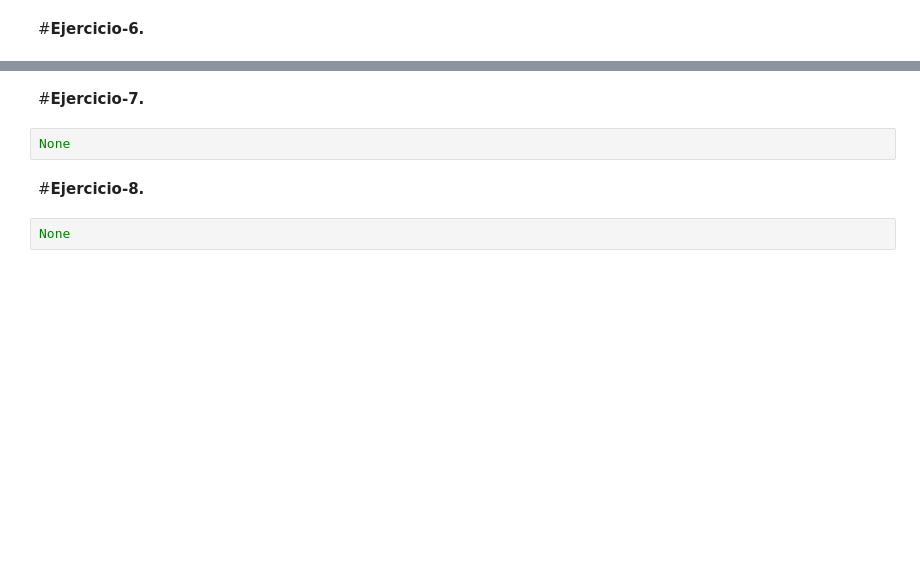
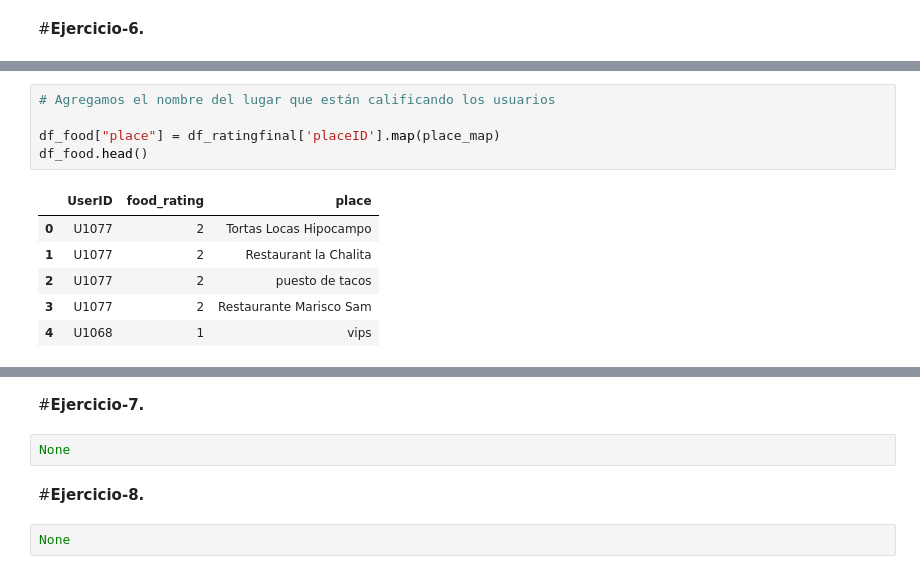
Before and after one commit to LH-1169213/Equipo3, a Jupyter notebook: SVD_Equipo09.ipynb, the cells around one changed output, grey strips where cells are left out. Saved outputs shown, nothing was run; the diff lists cells and outputs as text; blank space fills up the shorter version.

```diff
--- a/SVD_Equipo09.ipynb
+++ b/SVD_Equipo09.ipynb
@@ -340,0 +358,12 @@ None
+# %%
+# Agregamos el nombre del lugar que están calificando los usuarios
+
+df_food["place"] = df_ratingfinal['placeID'].map(place_map)
+df_food.head()
+# %% [output]
+|  | UserID | food_rating | place |
+| 0 | U1077 | 2 | Tortas Locas Hipocampo |
+| 1 | U1077 | 2 | Restaurant la Chalita |
+| 2 | U1077 | 2 | puesto de tacos |
+| 3 | U1077 | 2 | Restaurante Marisco Sam |
+| 4 | U1068 | 1 | vips |
```
Also changed, not shown: parts of 12 cells of this notebook.
